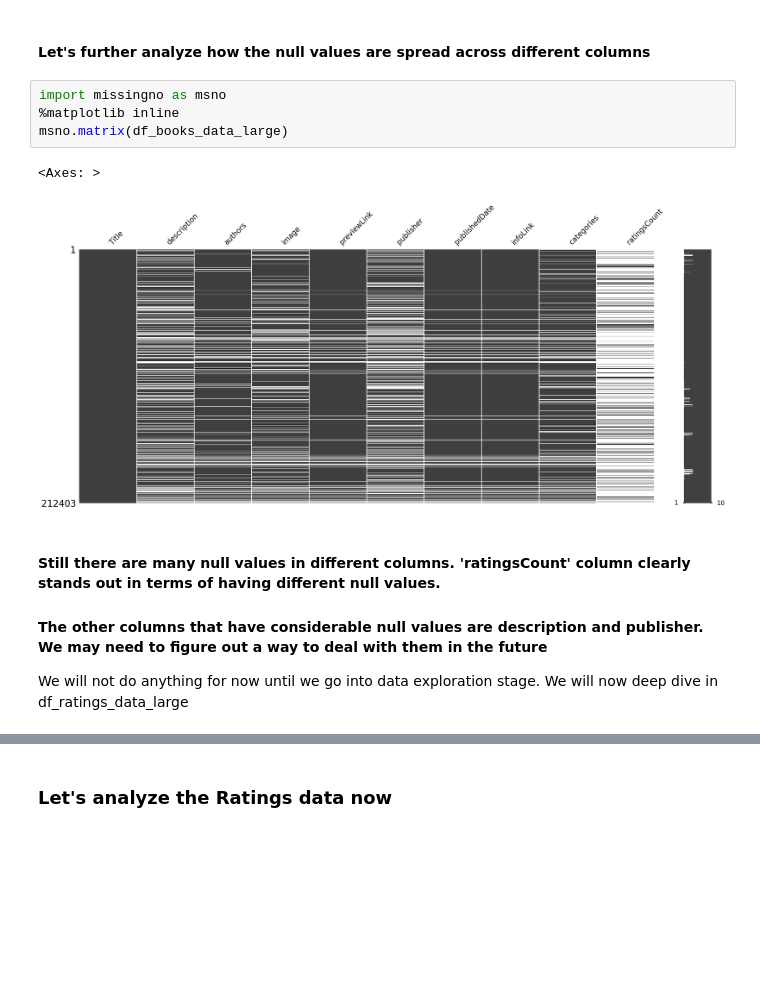
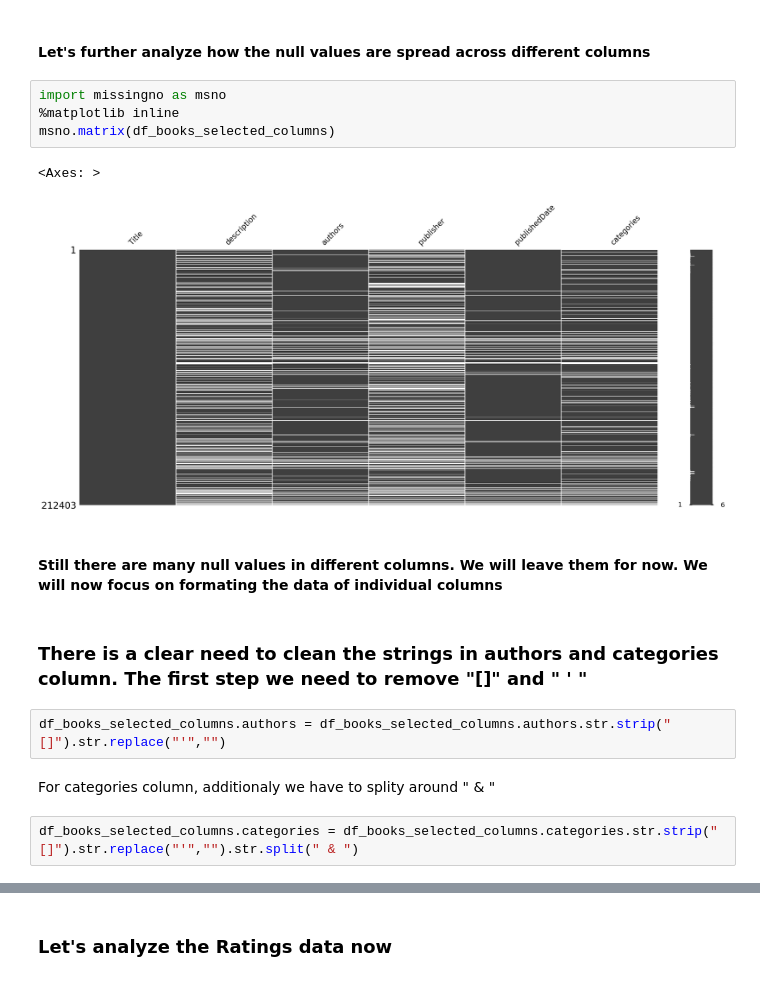
Before and after one commit to siddhantgithub/LibroBuddy, a Jupyter notebook: notebooks/1.Librobuddy-DataWrangling.ipynb, the cells around one changed output, grey strips where cells are left out. Drawn from its saved outputs; the diff is of its cells as text; blank space fills up the shorter version.

```diff
--- a/notebooks/1.Librobuddy-DataWrangling.ipynb
+++ b/notebooks/1.Librobuddy-DataWrangling.ipynb
@@ -89,13 +89,17 @@ df_books_selected_columns.head(5)
 # %%
 import missingno as msno
 %matplotlib inline
-msno.matrix(df_books_data_large)
+msno.matrix(df_books_selected_columns)
 # %% [output]
 <Axes: >
-[figure, old version]
+[figure, new version]
 # %% [markdown]
-#### Still there are many null values in different columns. 'ratingsCount' column clearly stands out in terms of having different null values.
-
-#### The other columns that have considerable null values are description and publisher. We may need to figure out a way to deal with them in the future
-
-We will not do anything for now until we go into data exploration stage. We will now deep dive in df_ratings_data_large
+#### Still there are many null values in different columns. We will leave them for now. We will now focus on formating the data of individual columns
+# %% [markdown]
+### There is a clear need to clean the strings in authors and categories column. The first step we need to remove "[]" and " ' "
+# %%
+df_books_selected_columns.authors = df_books_selected_columns.authors.str.strip("[]").str.replace("'","")
+# %% [markdown]
+For categories column, additionaly we have to splity around " & "
+# %%
+df_books_selected_columns.categories = df_books_selected_columns.categories.str.strip("[]").str.replace("'","").str.split(" & ")
```
Also changed, not shown: parts of 15 cells of this notebook, 2 other files.
